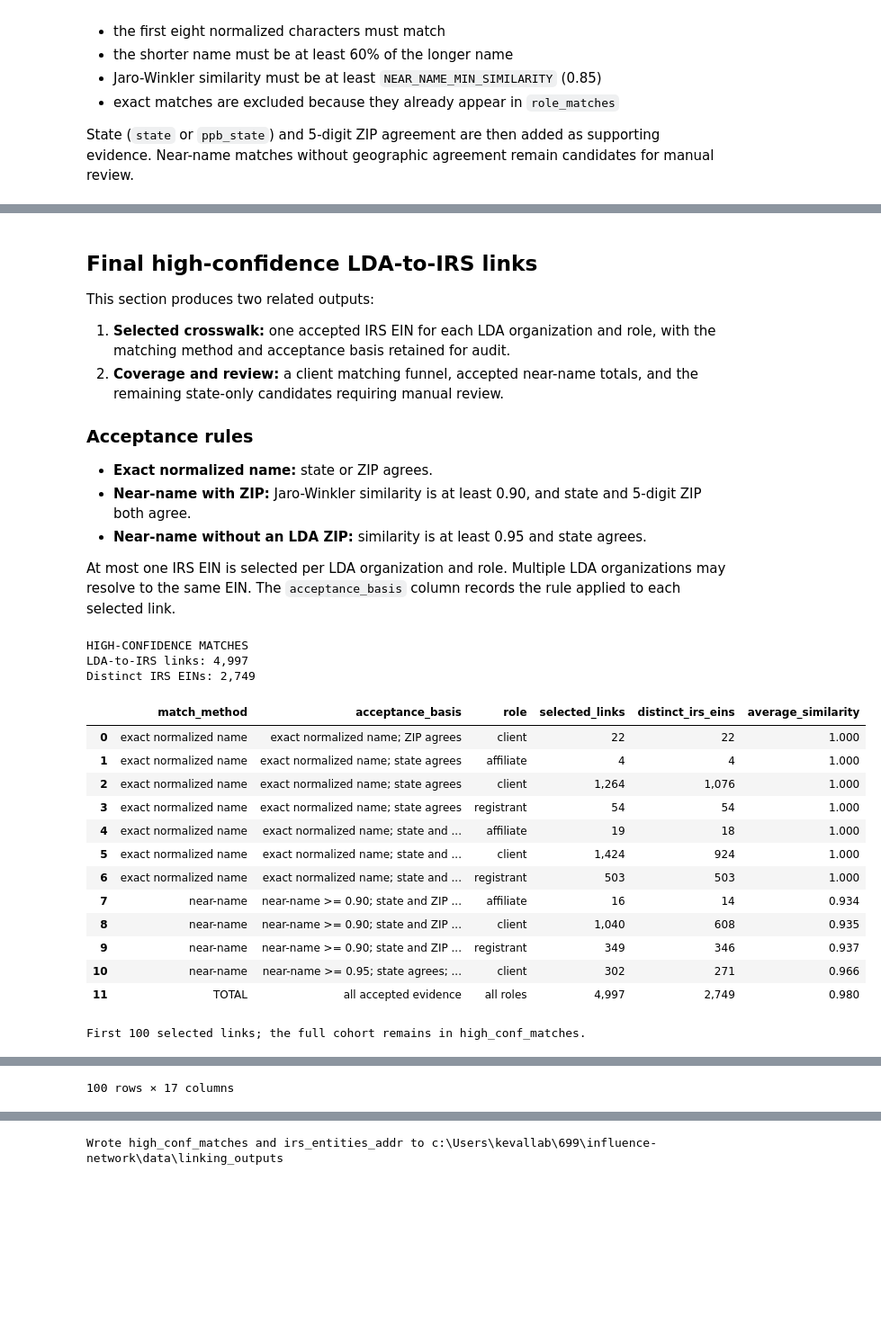
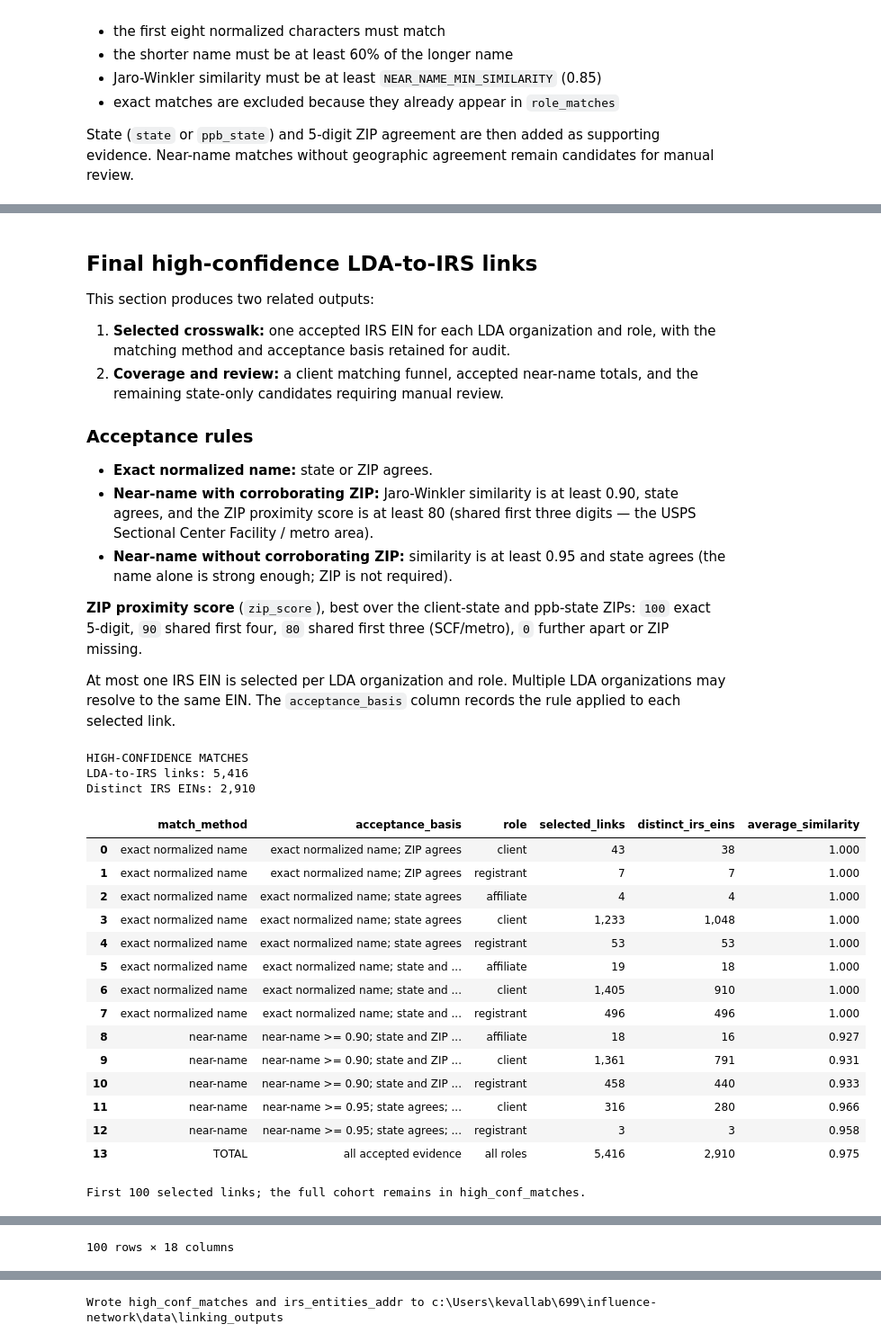
Before and after one commit to team-glass-house/influence-network, a Jupyter notebook: notebooks/lda_irs_link.ipynb, the cells around one changed output, grey strips where cells are left out. Shown at 90% size. Saved outputs shown, nothing was run; the diff lists cells and outputs as text; code cells hidden in the pictures; blank space fills up the shorter version.

```diff
--- a/notebooks/lda_irs_link.ipynb
+++ b/notebooks/lda_irs_link.ipynb
@@ -121,10 +121,13 @@ import re as _re
 
 # Shared helpers so the matching cells below don't repeat the same logic:
 #   NEAR_NAME_MIN_SIMILARITY - single source of truth for the near-name cutoff
+#   ZIP_SCORE_MIN - minimum graduated ZIP-proximity score treated as corroborating
 #   norm_org      - org-name normalization matching extract/entities.py
 #   name_block_on - blocked Jaro-Winkler join predicate (shared 8-char prefix + length ratio)
+#   zip_score_on  - graduated USPS ZIP-proximity score (100/90/80/0) over candidate ZIPs
 #   tier_case     - name / name+state / name+state+zip label from zip_agrees / state_agrees
 NEAR_NAME_MIN_SIMILARITY = 0.85
+ZIP_SCORE_MIN = 80  # 80 = shared first-3 digits (USPS Sectional Center Facility / metro area)
 
 _NOISE = {
     "inc", "incorporated", "llc", "lp", "llp", "corp", "corporation",
@@ -150,6 +153,24 @@ def name_block_on(a, b):
         f"         / GREATEST(LENGTH({a}), LENGTH({b})) >= 0.60"
     )
 
+def zip_score_on(irs_zip, *lda_zips):
+    """Graduated USPS ZIP-proximity score, best over the candidate ZIPs.
+
+    100 = exact 5-digit, 90 = shared first 4, 80 = shared first 3 (Sectional
+    Center Facility / metro area), 0 = further apart or either ZIP missing.
+    """
+    parts = [
+        (
+            f"CASE WHEN {irs_zip} IS NOT NULL AND {z} IS NOT NULL THEN "
+            f"CASE WHEN {irs_zip} = {z} THEN 100 "
+            f"WHEN LEFT({irs_zip}, 4) = LEFT({z}, 4) THEN 90 "
+            f"WHEN LEFT({irs_zip}, 3) = LEFT({z}, 3) THEN 80 "
+            f"ELSE 0 END ELSE 0 END"
+        )
+        for z in lda_zips
+    ]
+    return "GREATEST(" + ", ".join(parts) + ")"
+
 def tier_case(prefix="name"):
     """Strongest-evidence label from the zip_agrees / state_agrees booleans."""
     return (
@@ -727,8 +795,10 @@ This section produces two related outputs:
 ### Acceptance rules
 
 - **Exact normalized name:** state or ZIP agrees.
-- **Near-name with ZIP:** Jaro-Winkler similarity is at least 0.90, and state and 5-digit ZIP both agree.
-- **Near-name without an LDA ZIP:** similarity is at least 0.95 and state agrees.
+- **Near-name with corroborating ZIP:** Jaro-Winkler similarity is at least 0.90, state agrees, and the ZIP proximity score is at least 80 (shared first three digits — the USPS Sectional Center Facility / metro area).
+- **Near-name without corroborating ZIP:** similarity is at least 0.95 and state agrees (the name alone is strong enough; ZIP is not required).
+
+**ZIP proximity score** (`zip_score`), best over the client-state and ppb-state ZIPs: `100` exact 5-digit, `90` shared first four, `80` shared first three (SCF/metro), `0` further apart or ZIP missing.
 
 At most one IRS EIN is selected per LDA organization and role. Multiple LDA organizations may resolve to the same EIN. The `acceptance_basis` column records the rule applied to each selected link.
 # %%
@@ -740,12 +810,12 @@ conn.execute("""
 CREATE OR REPLACE TEMP TABLE all_role_matches AS
 SELECT role, lda_key, lda_name, ein, irs_name, 1.0 AS name_similarity,
        lda_state, lda_ppb_state, irs_state, lda_zip, irs_zip, lda_zip_source,
-       state_agrees, zip_agrees, 'exact normalized name' AS match_method
+       state_agrees, zip_agrees, zip_score, 'exact normalized name' AS match_method
 FROM role_matches
 UNION ALL
 SELECT role, lda_key, lda_name, ein, irs_name, name_similarity,
        lda_state, lda_ppb_state, irs_state, lda_zip, irs_zip, lda_zip_source,
-       state_agrees, zip_agrees, 'near-name' AS match_method
+       state_agrees, zip_agrees, zip_score, 'near-name' AS match_method
 FROM role_near_matches
 """)
 
@@ -757,12 +827,14 @@ WITH eligible AS (
     WHERE lda_key IS NOT NULL
       AND (
           (match_method = 'exact normalized name' AND (state_agrees OR zip_agrees))
+          -- Near-name with a corroborating ZIP: shared first-3 digits (score >= 80) and state.
           OR (match_method = 'near-name'
               AND name_similarity >= {HIGH_CONF_MIN}
-              AND state_agrees AND zip_agrees)
+              AND state_agrees AND zip_score >= {ZIP_SCORE_MIN})
+          -- Near-name strong enough on the name alone: >= 0.95 and state, ZIP not required.
           OR (match_method = 'near-name'
               AND name_similarity >= {HIGH_CONF_MISSING_ZIP_MIN}
-              AND state_agrees AND lda_zip IS NULL)
+              AND state_agrees)
       )
 ), ranked AS (
     SELECT *,
@@ -770,7 +842,7 @@ WITH eligible AS (
                PARTITION BY role, lda_key
                ORDER BY
                    CASE match_method WHEN 'exact normalized name' THEN 1 ELSE 2 END,
-                   zip_agrees DESC,
+                   zip_score DESC,
                    name_similarity DESC,
                    ein
            ) AS match_rank
@@ -781,7 +853,7 @@ SELECT
     ROUND(name_similarity, 4) AS name_similarity,
     match_method,
     lda_state, lda_ppb_state, irs_state, lda_zip, irs_zip, lda_zip_source,
-    state_agrees, zip_agrees,
+    state_agrees, zip_agrees, zip_score,
     -- which LDA state actually matched the IRS state (state / ppb_state / none)
     CASE
         WHEN irs_state IS NULL THEN NULL
@@ -789,10 +861,10 @@ SELECT
         WHEN irs_state = lda_ppb_state THEN 'ppb_state'
     END AS state_match_field,
     CASE
-        WHEN match_method = 'near-name' AND zip_agrees
+        WHEN match_method = 'near-name' AND zip_score >= {ZIP_SCORE_MIN}
             THEN 'near-name >= 0.90; state and ZIP agree'
-        WHEN match_method = 'near-name' AND lda_zip IS NULL
-            THEN 'near-name >= 0.95; state agrees; LDA ZIP missing'
+        WHEN match_method = 'near-name'
+            THEN 'near-name >= 0.95; state agrees; ZIP not corroborated'
         WHEN state_agrees AND zip_agrees
             THEN 'exact normalized name; state and ZIP agree'
         WHEN zip_agrees THEN 'exact normalized name; ZIP agrees'
@@ -822,47 +894,49 @@ WITH detail AS (
     GROUP BY match_method, acceptance_basis, role
 ), total AS (
     SELECT
         'TOTAL' AS match_method,
         'all accepted evidence' AS acceptance_basis,
         'all roles' AS role,
         COUNT(*) AS selected_links,
         COUNT(DISTINCT ein) AS distinct_irs_eins,
         ROUND(AVG(name_similarity), 3) AS average_similarity,
         1 AS summary_order
     FROM high_conf_matches
 )
 SELECT * EXCLUDE summary_order
 FROM (SELECT * FROM detail UNION ALL SELECT * FROM total)
 ORDER BY summary_order, match_method, acceptance_basis, role
 """)
 
 print("HIGH-CONFIDENCE MATCHES")
 print(f"LDA-to-IRS links: {len(high_conf_matches):,}")
 print(f"Distinct IRS EINs: {high_conf_matches['ein'].nunique():,}")
 display(high_confidence_summary.style.format({
     "selected_links": "{:,.0f}",
     "distinct_irs_eins": "{:,.0f}",
     "average_similarity": "{:.3f}",
 }))
 print("First 100 selected links; the full cohort remains in high_conf_matches.")
 display(high_conf_matches.head(100))
 # %% [output]
 HIGH-CONFIDENCE MATCHES
-LDA-to-IRS links: 4,997
-Distinct IRS EINs: 2,749
+LDA-to-IRS links: 5,416
+Distinct IRS EINs: 2,910
 |  | match_method | acceptance_basis | role | selected_links | distinct_irs_eins | average_similarity |
-| 0 | exact normalized name | exact normalized name; ZIP agrees | client | 22 | 22 | 1.000 |
-| 1 | exact normalized name | exact normalized name; state agrees | affiliate | 4 | 4 | 1.000 |
-| 2 | exact normalized name | exact normalized name; state agrees | client | 1,264 | 1,076 | 1.000 |
-| 3 | exact normalized name | exact normalized name; state agrees | registrant | 54 | 54 | 1.000 |
-| 4 | exact normalized name | exact normalized name; state and ... | affiliate | 19 | 18 | 1.000 |
-| 5 | exact normalized name | exact normalized name; state and ... | client | 1,424 | 924 | 1.000 |
-| 6 | exact normalized name | exact normalized name; state and ... | registrant | 503 | 503 | 1.000 |
-| 7 | near-name | near-name >= 0.90; state and ZIP ... | affiliate | 16 | 14 | 0.934 |
-| 8 | near-name | near-name >= 0.90; state and ZIP ... | client | 1,040 | 608 | 0.935 |
-| 9 | near-name | near-name >= 0.90; state and ZIP ... | registrant | 349 | 346 | 0.937 |
-| 10 | near-name | near-name >= 0.95; state agrees; ... | client | 302 | 271 | 0.966 |
-| 11 | TOTAL | all accepted evidence | all roles | 4,997 | 2,749 | 0.980 |
+| 0 | exact normalized name | exact normalized name; ZIP agrees | client | 43 | 38 | 1.000 |
+| 1 | exact normalized name | exact normalized name; ZIP agrees | registrant | 7 | 7 | 1.000 |
+| 2 | exact normalized name | exact normalized name; state agrees | affiliate | 4 | 4 | 1.000 |
+| 3 | exact normalized name | exact normalized name; state agrees | client | 1,233 | 1,048 | 1.000 |
+| 4 | exact normalized name | exact normalized name; state agrees | registrant | 53 | 53 | 1.000 |
+| 5 | exact normalized name | exact normalized name; state and ... | affiliate | 19 | 18 | 1.000 |
+| 6 | exact normalized name | exact normalized name; state and ... | client | 1,405 | 910 | 1.000 |
+| 7 | exact normalized name | exact normalized name; state and ... | registrant | 496 | 496 | 1.000 |
+| 8 | near-name | near-name >= 0.90; state and ZIP ... | affiliate | 18 | 16 | 0.927 |
+| 9 | near-name | near-name >= 0.90; state and ZIP ... | client | 1,361 | 791 | 0.931 |
+| 10 | near-name | near-name >= 0.90; state and ZIP ... | registrant | 458 | 440 | 0.933 |
+| 11 | near-name | near-name >= 0.95; state agrees; ... | client | 316 | 280 | 0.966 |
+| 12 | near-name | near-name >= 0.95; state agrees; ... | registrant | 3 | 3 | 0.958 |
+| 13 | TOTAL | all accepted evidence | all roles | 5,416 | 2,910 | 0.975 |
 First 100 selected links; the full cohort remains in high_conf_matches.
 |  | role | lda_key | lda_name | ein | irs_name | name_similarity | match_method | lda_state | ... |
 | 0 | client | 102675 | AMERICAN COLLEGE OF NURSE-MIDWIVES | 741685515 | AMERICAN COLLEGE OF NURSE-MIDWIVES | 1.0 | exact normalized name | MD | ... |
@@ -879 +953 @@ First 100 selected links; the full cohort remains in high_conf_matches.
-100 rows × 17 columns
+100 rows × 18 columns
```
Also changed, not shown: parts of 10 cells of this notebook, 1 other file.
